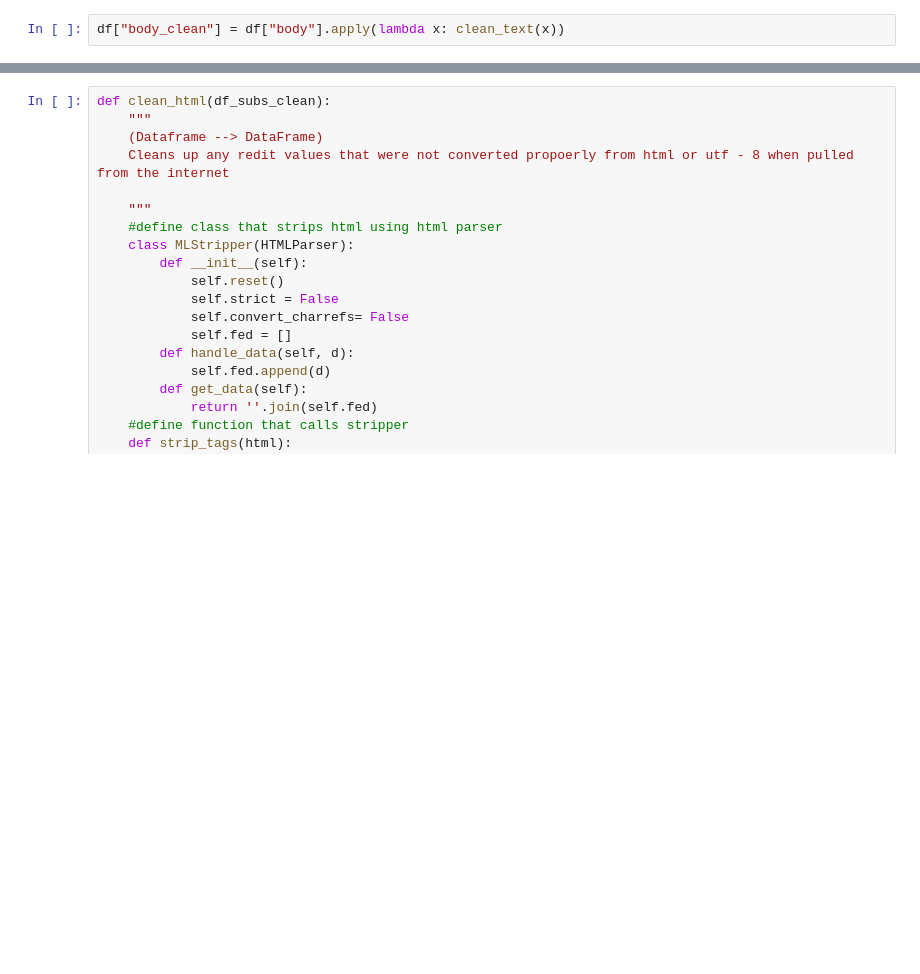
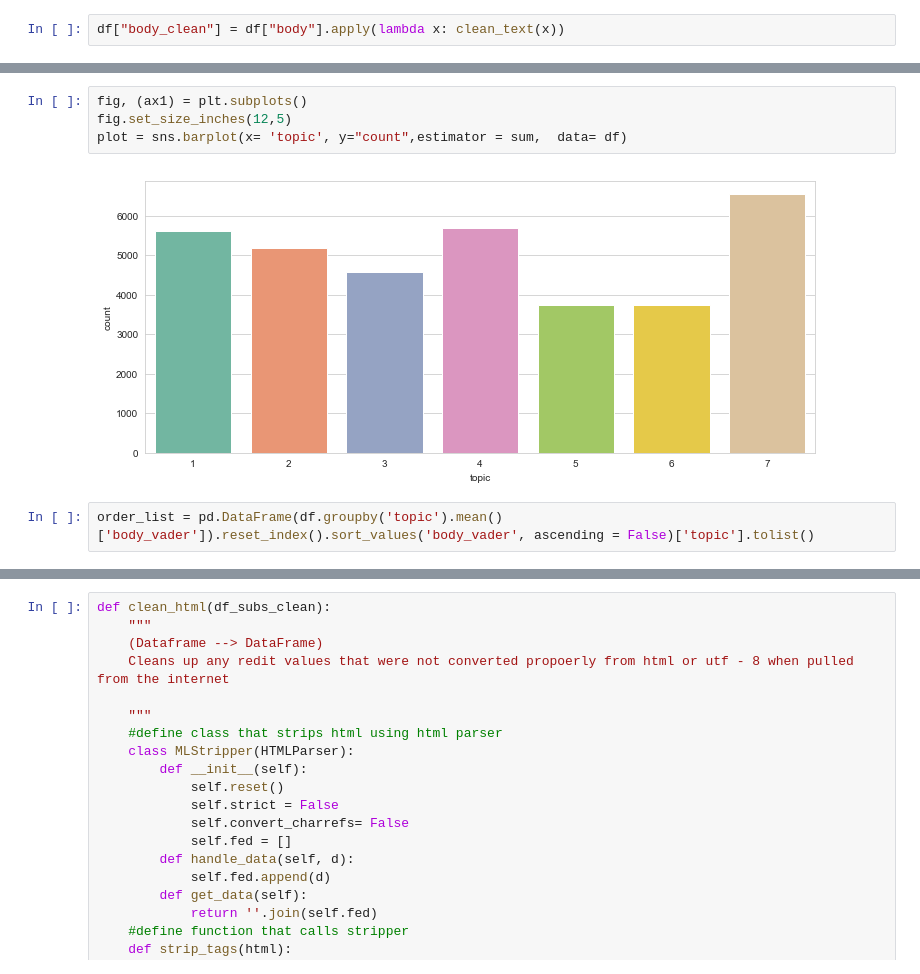
Before and after one commit to LycheeLisa/TransitSocialMedia, a Jupyter notebook: Code/topic_df analysis.ipynb, the cells around one changed output, grey strips where cells are left out. Saved outputs shown, nothing was run; the diff lists cells and outputs as text; blank space fills up the shorter version.

```diff
--- a/Code/topic_df analysis.ipynb
+++ b/Code/topic_df analysis.ipynb
@@ -120,0 +107,8 @@ getTFIDFandCount(df_clean[df_clean['topic'] == 4]['body_clean'], (3,3))
+# %%
+fig, (ax1) = plt.subplots()
+fig.set_size_inches(12,5)
+plot = sns.barplot(x= 'topic', y="count",estimator = sum,  data= df)
+# %% [output]
+[figure, added]
+# %%
+order_list = pd.DataFrame(df.groupby('topic').mean()['body_vader']).reset_index().sort_values('body_vader', ascending = False)['topic'].tolist()
```
Also changed, not shown: parts of 172 cells of this notebook, 9 other files.
